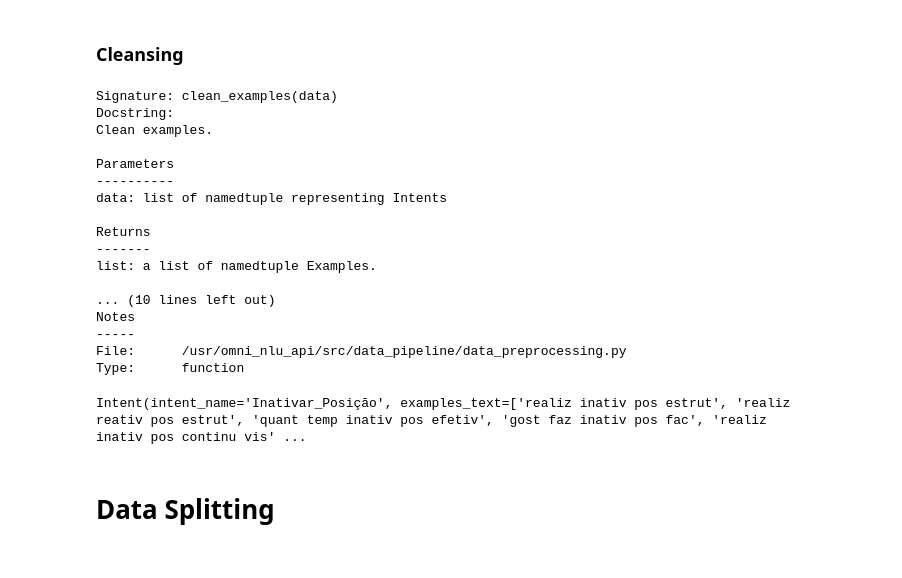
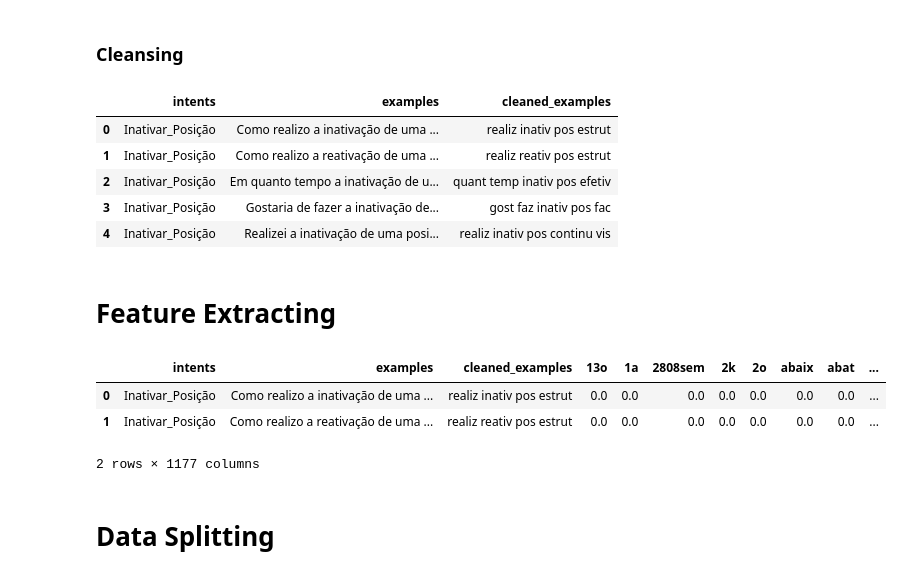
Before and after one commit to SClovesgtx/omni-nlu-api, a Jupyter notebook: jupyter_notebooks/TheDataFlow.ipynb, the cells around one changed output. Drawn from its saved outputs; the diff is of its cells as text; code cells hidden in the pictures.

Commit message:
refac: data as df for all pipe

```diff
--- a/jupyter_notebooks/TheDataFlow.ipynb
+++ b/jupyter_notebooks/TheDataFlow.ipynb
@@ -43,5 +27,4 @@ Type:      function
 # %%
-data = get_data(workspace=workspace, es=es)
-print(len(data))
-print(data[0])
+df = get_data(workspace=workspace, es=es)
+df.head()
 # %% [output]
@@ -80,31 +49,30 @@ data = fill_missing_examples(data)
 # %%
 from data_pipeline.data_preprocessing import clean_examples
 
-clean_examples?
+#clean_examples?
-# %% [output]
-Signature: clean_examples(data)
-Docstring:
-Clean examples.
-
-Parameters
-----------
-data: list of namedtuple representing Intents
-
-Returns
--------
-list: a list of namedtuple Examples.
-
-... (10 lines left out)
-Notes
------
-File:      /usr/omni_nlu_api/src/data_pipeline/data_preprocessing.py
-Type:      function
 # %%
-data = clean_examples(data)
+df = clean_examples(df)
 # %%
-data[0]
+df.head()
 # %% [output]
-Intent(intent_name='Inativar_Posição', examples_text=['realiz inativ pos estrut', 'realiz reativ pos estrut', 'quant temp inativ pos efetiv', 'gost faz inativ pos fac', 'realiz inativ pos continu vis' ...
+|  | intents | examples | cleaned_examples |
+| 0 | Inativar_Posição | Como realizo a inativação de uma ... | realiz inativ pos estrut |
+| 1 | Inativar_Posição | Como realizo a reativação de uma ... | realiz reativ pos estrut |
+| 2 | Inativar_Posição | Em quanto tempo a inativação de u... | quant temp inativ pos efetiv |
+| 3 | Inativar_Posição | Gostaria de fazer a inativação de... | gost faz inativ pos fac |
+| 4 | Inativar_Posição | Realizei a inativação de uma posi... | realiz inativ pos continu vis |
+# %% [markdown]
+# Feature Extracting
+# %%
+from data_pipeline.feature_extracting import encode_features
+
+df, x_transformer = encode_features(df)
+df.head(2)
+# %% [output]
+|  | intents | examples | cleaned_examples | 13o | 1a | 2808sem | 2k | 2o | abaix | abat | ... |
+| 0 | Inativar_Posição | Como realizo a inativação de uma ... | realiz inativ pos estrut | 0.0 | 0.0 | 0.0 | 0.0 | 0.0 | 0.0 | 0.0 | ... |
+| 1 | Inativar_Posição | Como realizo a reativação de uma ... | realiz reativ pos estrut | 0.0 | 0.0 | 0.0 | 0.0 | 0.0 | 0.0 | 0.0 | ... |
+2 rows × 1177 columns
 # %% [markdown]
 # Data Splitting
 # %%
```
Also changed, not shown: parts of 13 cells of this notebook, 8 other files.
